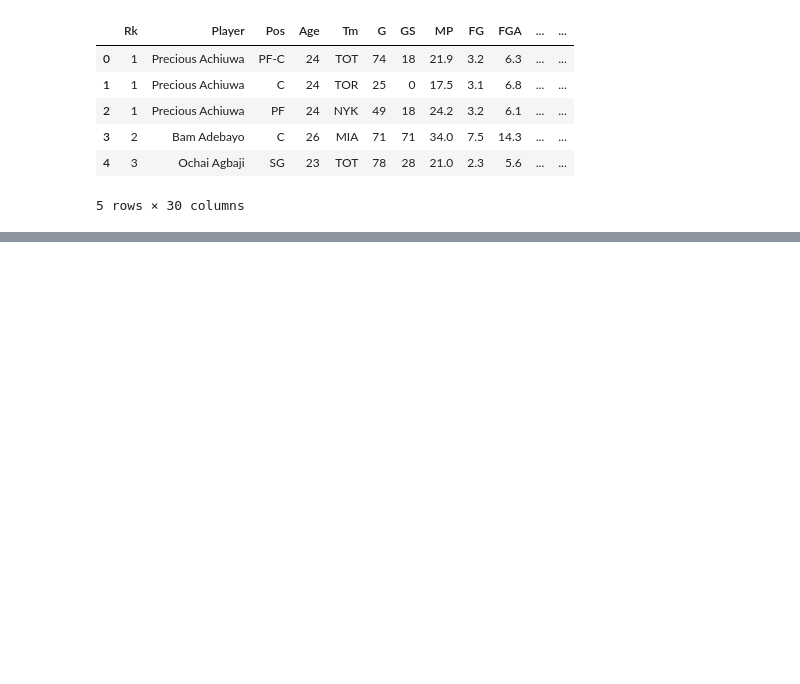
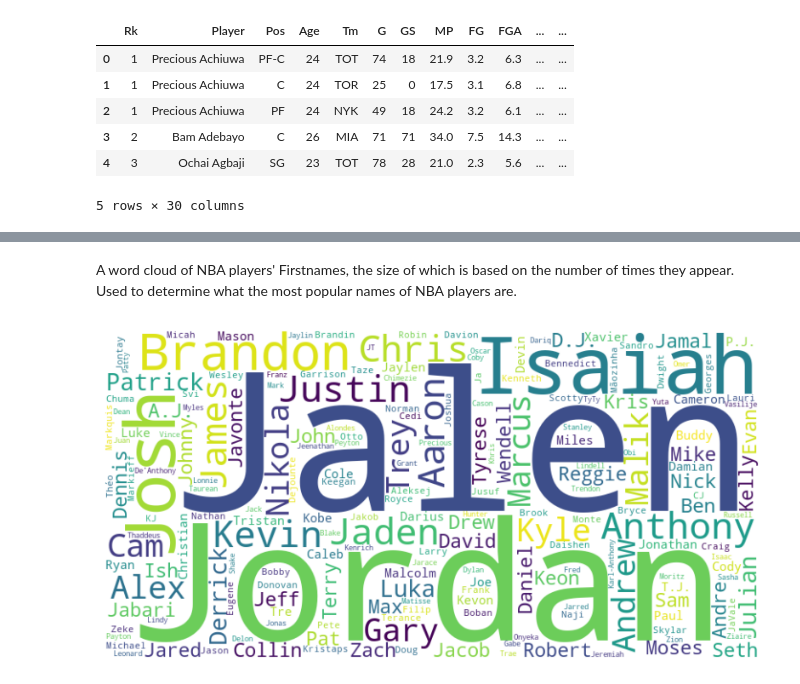
Before and after one commit to JintaoCao/IS_445_Final_Project, a Jupyter notebook: IS445_Jintao_Cao_Individual.ipynb, the cells around one changed output, grey strips where cells are left out. Saved outputs shown, nothing was run; the diff lists cells and outputs as text; code cells hidden in the pictures; blank space fills up the shorter version.

```diff
--- a/IS445_Jintao_Cao_Individual.ipynb
+++ b/IS445_Jintao_Cao_Individual.ipynb
@@ -16,0 +128,20 @@ data_iso.head()
+# %% [markdown]
+A word cloud of NBA players' Firstnames, the size of which is based on the number of times they appear. Used to determine what the most popular names of NBA players are.
+# %%
+# Extract full names and drop duplicates to ensure each unique player is only counted once
+unique_full_names = data_iso['Player'].drop_duplicates()
+
+# Extract and count first names from the unique full names
+unique_first_names = unique_full_names.apply(lambda name: name.split()[0])
+unique_first_name_frequency = unique_first_names.value_counts()
+
+# Generate a word cloud image for the unique first names
+wordcloud_unique_first_names = WordCloud(width=800, height=400, background_color='white').generate_from_frequencies(unique_first_name_frequency)
+
+# Display the word cloud image
+plt.figure(figsize=(10, 5))
+plt.imshow(wordcloud_unique_first_names, interpolation='bilinear')
+plt.axis('off')  # Do not show axes to keep it clean
+plt.show()
+# %% [output]
+[figure, added]
```
Also changed, not shown: parts of 14 cells of this notebook, 2 other files.
